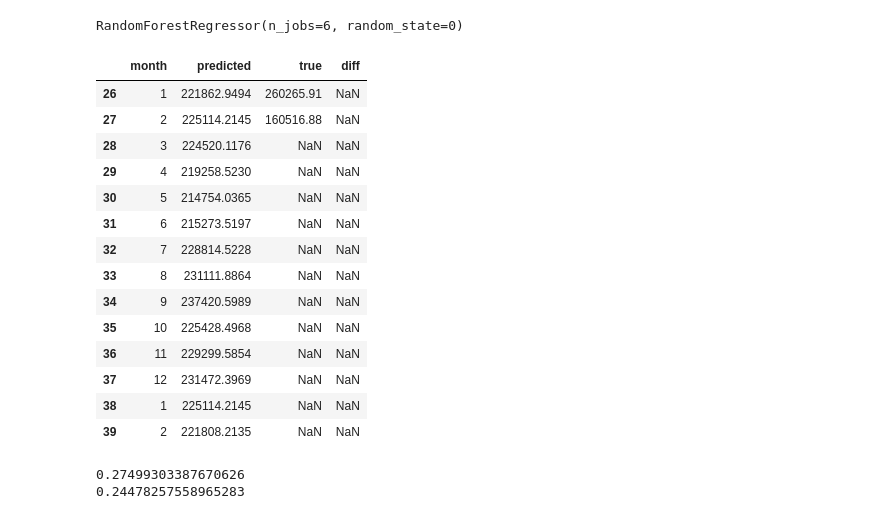
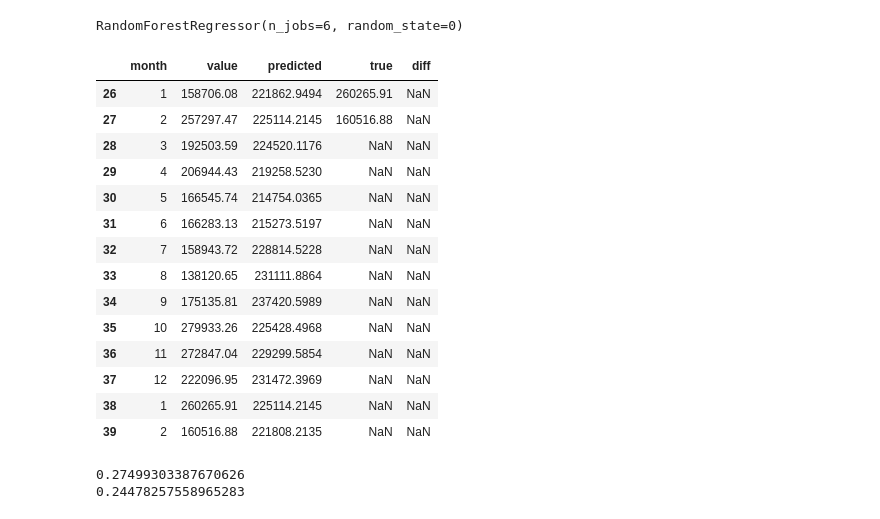
Before and after one commit to fjrp1412/machine-learning-dicascada, a Jupyter notebook: notebooks/sales/model_topredict_every_month_in_a_year.ipynb, the cells around one changed output. Cells and saved outputs as stored; diff of their text form; code cells hidden in the pictures.

```diff
--- a/notebooks/sales/model_topredict_every_month_in_a_year.ipynb
+++ b/notebooks/sales/model_topredict_every_month_in_a_year.ipynb
@@ -179,32 +179,32 @@ RandomForestRegressor(n_jobs=6, random_state=0)
 # %%
 # Predicting sales for everyh day with the model
 # This model just predict the income of the next month, not how many sales
 
 # The final data frame is just for seing true values and predicted values
 
 Xval_per_month = imputer.fit_transform(data_valid[features])
 yval_per_month = data_valid['sales_month_next_year']
 
 prediction_per_month = model.predict(Xval_per_month)
 
-df_forest_per_month = pd.DataFrame({"month": data_valid["month"] ,"predicted": prediction_per_month, "true": yval_per_month, "diff": data_valid["diff_sales_month_next_year"]})
+df_forest_per_month = pd.DataFrame({"month": data_valid["month"] ,"value": data_valid["income"],"predicted": prediction_per_month, "true": yval_per_month, "diff": data_valid["diff_sales_month_next_year"]})
 df_forest_per_month
 # %% [output]
-|  | month | predicted | true | diff |
-| 26 | 1 | 221862.9494 | 260265.91 | NaN |
-| 27 | 2 | 225114.2145 | 160516.88 | NaN |
-| 28 | 3 | 224520.1176 | NaN | NaN |
-| 29 | 4 | 219258.5230 | NaN | NaN |
-| 30 | 5 | 214754.0365 | NaN | NaN |
-| 31 | 6 | 215273.5197 | NaN | NaN |
-| 32 | 7 | 228814.5228 | NaN | NaN |
-| 33 | 8 | 231111.8864 | NaN | NaN |
-| 34 | 9 | 237420.5989 | NaN | NaN |
-| 35 | 10 | 225428.4968 | NaN | NaN |
-| 36 | 11 | 229299.5854 | NaN | NaN |
-| 37 | 12 | 231472.3969 | NaN | NaN |
-| 38 | 1 | 225114.2145 | NaN | NaN |
-| 39 | 2 | 221808.2135 | NaN | NaN |
+|  | month | value | predicted | true | diff |
+| 26 | 1 | 158706.08 | 221862.9494 | 260265.91 | NaN |
+| 27 | 2 | 257297.47 | 225114.2145 | 160516.88 | NaN |
+| 28 | 3 | 192503.59 | 224520.1176 | NaN | NaN |
+| 29 | 4 | 206944.43 | 219258.5230 | NaN | NaN |
+| 30 | 5 | 166545.74 | 214754.0365 | NaN | NaN |
+| 31 | 6 | 166283.13 | 215273.5197 | NaN | NaN |
+| 32 | 7 | 158943.72 | 228814.5228 | NaN | NaN |
+| 33 | 8 | 138120.65 | 231111.8864 | NaN | NaN |
+| 34 | 9 | 175135.81 | 237420.5989 | NaN | NaN |
+| 35 | 10 | 279933.26 | 225428.4968 | NaN | NaN |
+| 36 | 11 | 272847.04 | 229299.5854 | NaN | NaN |
+| 37 | 12 | 222096.95 | 231472.3969 | NaN | NaN |
+| 38 | 1 | 260265.91 | 225114.2145 | NaN | NaN |
+| 39 | 2 | 160516.88 | 221808.2135 | NaN | NaN |
 # %%
 print(mape(yval_per_month, prediction_per_month))
 print(wmape(yval_per_month, prediction_per_month))
```
Also changed, not shown: 4 other files.
